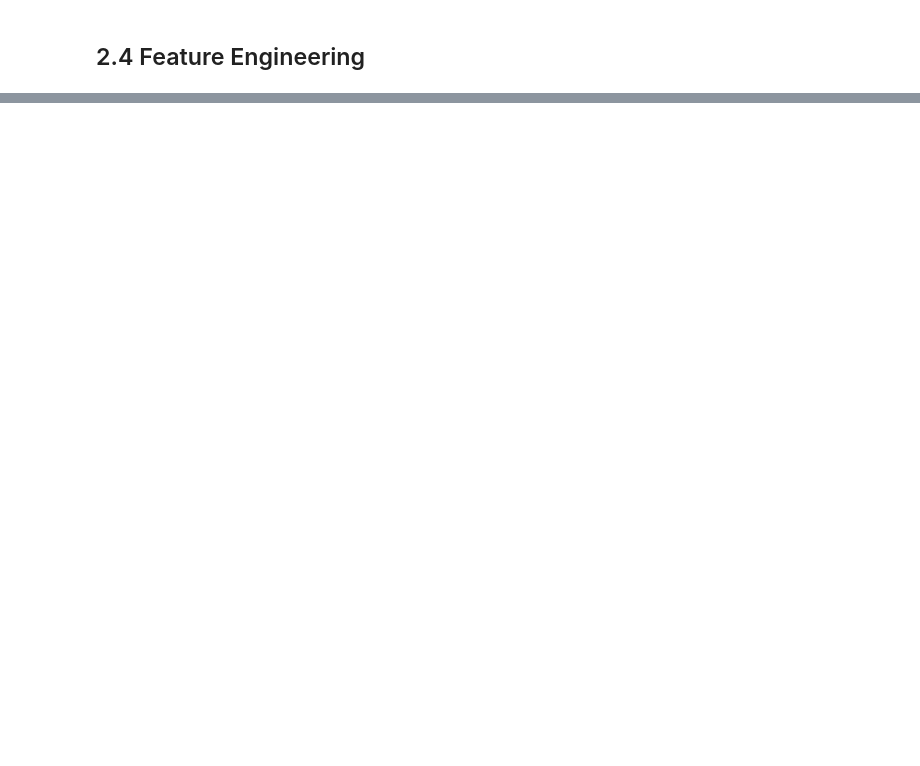
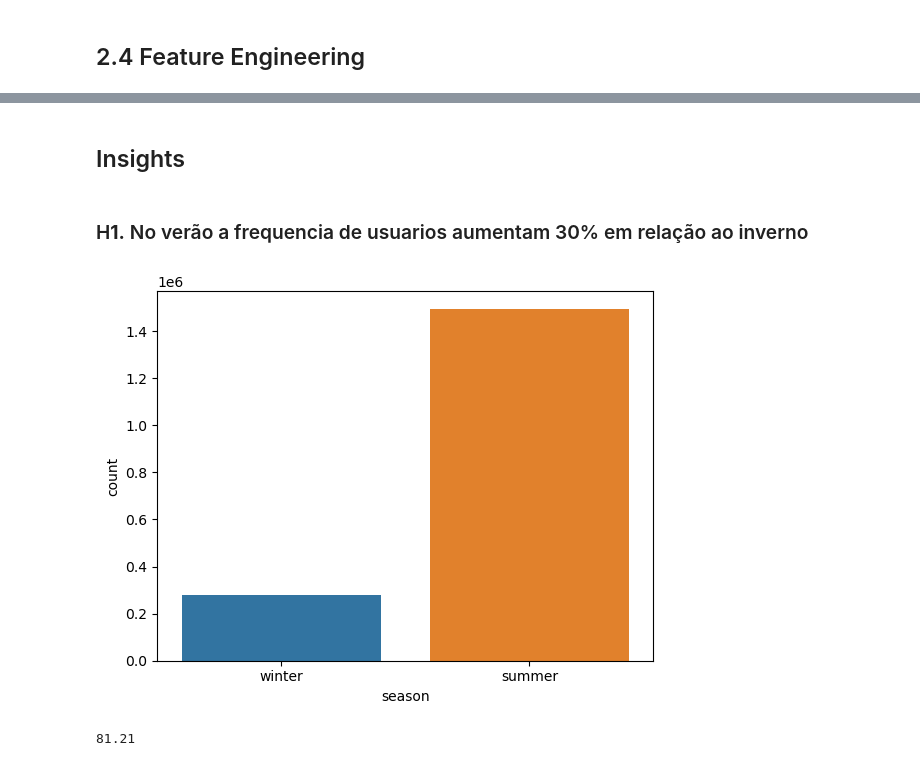
Before and after one commit to wesleymartins95/Cyclistic_insights, a Jupyter notebook: Cyclistic_pt2.ipynb, the cells around one changed output, grey strips where cells are left out. Saved outputs shown, nothing was run; the diff lists cells and outputs as text; code cells hidden in the pictures; blank space fills up the shorter version.

Commit message:
Commit Semi final
Add new features, exploratory analysis and insights.

```diff
--- a/Cyclistic_pt2.ipynb
+++ b/Cyclistic_pt2.ipynb
@@ -357,0 +341,14 @@ data4['end_lat_lon']=   str(data4.loc[i,'end_lat']) + "," + str(data4.loc[i,'end
+# %% [markdown]
+## Insights
+# %% [markdown]
+### H**1.** No verão a frequencia de usuarios aumentam 30% em relação ao inverno
+# %%
+aux = data_filters.loc[(data_filters['season']== 'summer') | (data_filters['season']== 'winter')]
+sns.countplot(aux['season']);
+# %% [output]
+[figure, added]
+# %%
+aux1=aux['season'].value_counts().reset_index()
+round((aux1['season'][0] - aux1['season'][1]) / aux1['season'][0] * 100,2)
+# %% [output]
+81.21
```
Also changed, not shown: parts of 85 cells of this notebook.
